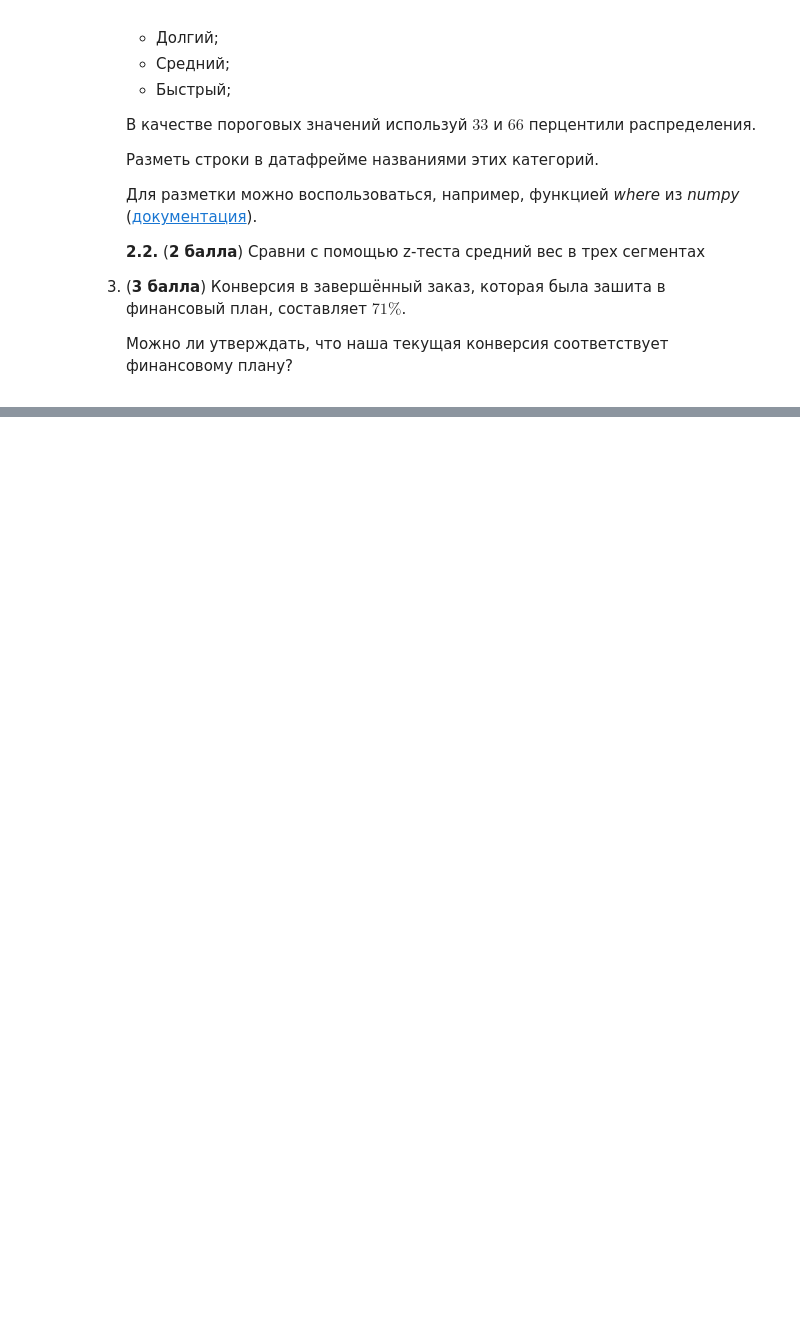
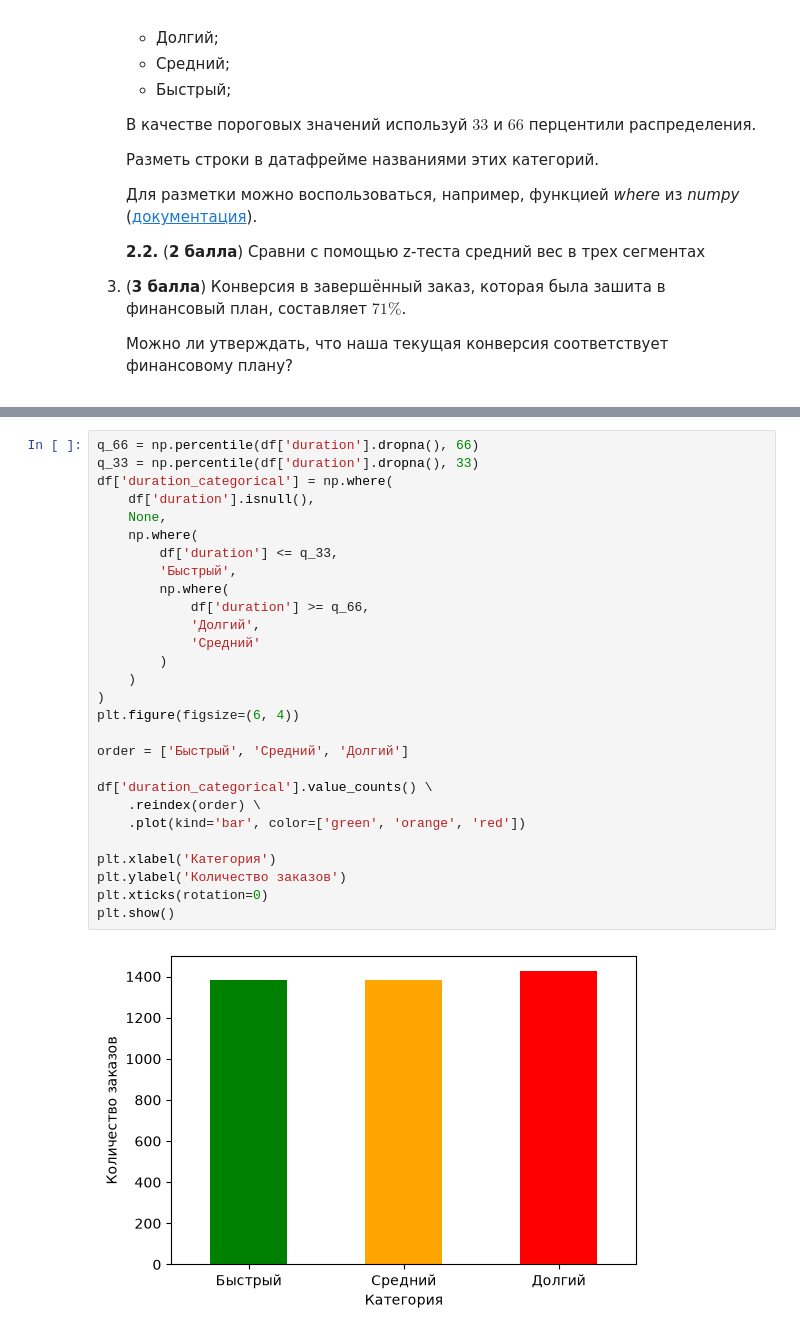
Before and after one commit to krivonosovti/CU, a Jupyter notebook: STAT/Homework/Неделя_6_🔴_Основы_статистики_Базовый_для_ML_ДЗ.ipynb, the cells around one changed output, grey strips where cells are left out. Drawn from its saved outputs; the diff is of its cells as text; blank space fills up the shorter version.

```diff
--- a/STAT/Homework/Неделя_6_🔴_Основы_статистики_Базовый_для_ML_ДЗ.ipynb
+++ b/STAT/Homework/Неделя_6_🔴_Основы_статистики_Базовый_для_ML_ДЗ.ipynb
@@ -54,0 +234,30 @@ import seaborn as sns
+# %%
+q_66 = np.percentile(df['duration'].dropna(), 66)
+q_33 = np.percentile(df['duration'].dropna(), 33)
+df['duration_categorical'] = np.where(
+    df['duration'].isnull(),
+    None,
+    np.where(
+        df['duration'] <= q_33,
+        'Быстрый',
+        np.where(
+            df['duration'] >= q_66,
+            'Долгий',
+            'Средний'
+        )
+    )
+)
+plt.figure(figsize=(6, 4))
+
+order = ['Быстрый', 'Средний', 'Долгий']
+
+df['duration_categorical'].value_counts() \
+    .reindex(order) \
+    .plot(kind='bar', color=['green', 'orange', 'red'])
+
+plt.xlabel('Категория')
+plt.ylabel('Количество заказов')
+plt.xticks(rotation=0)
+plt.show()
+# %% [output]
+[figure, added]
```
Also changed, not shown: parts of 23 cells of this notebook, 2 other files.
